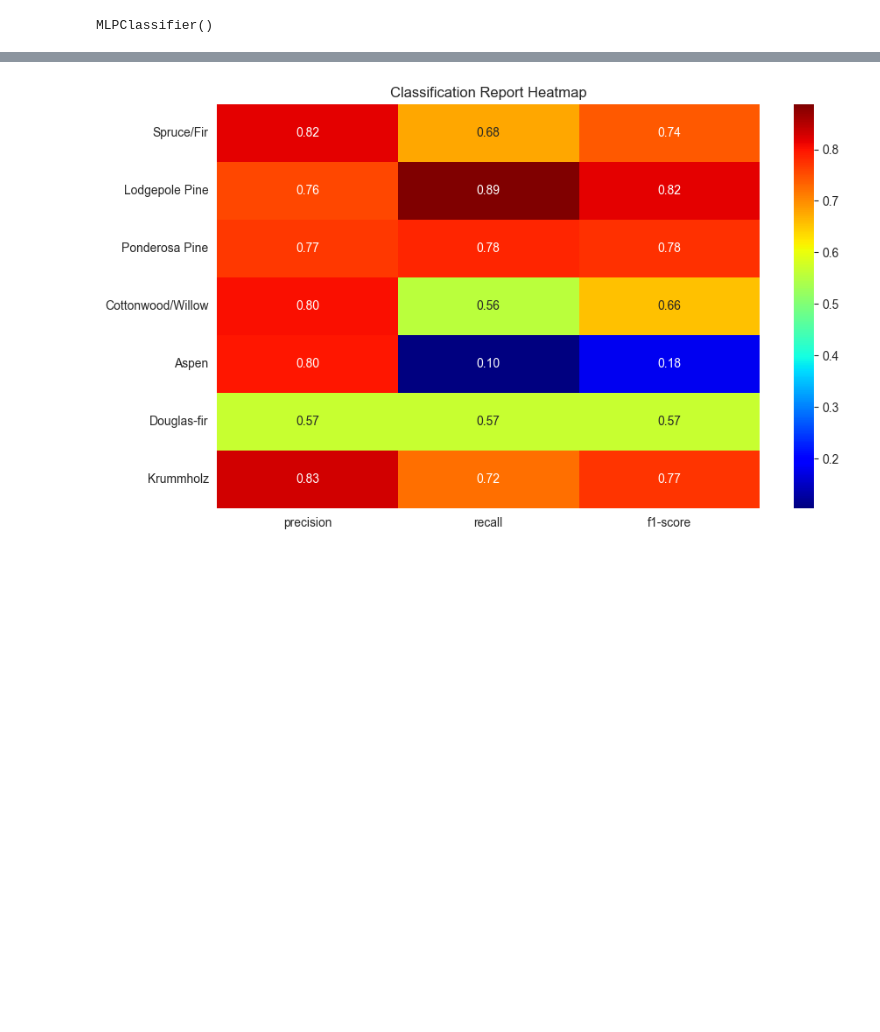
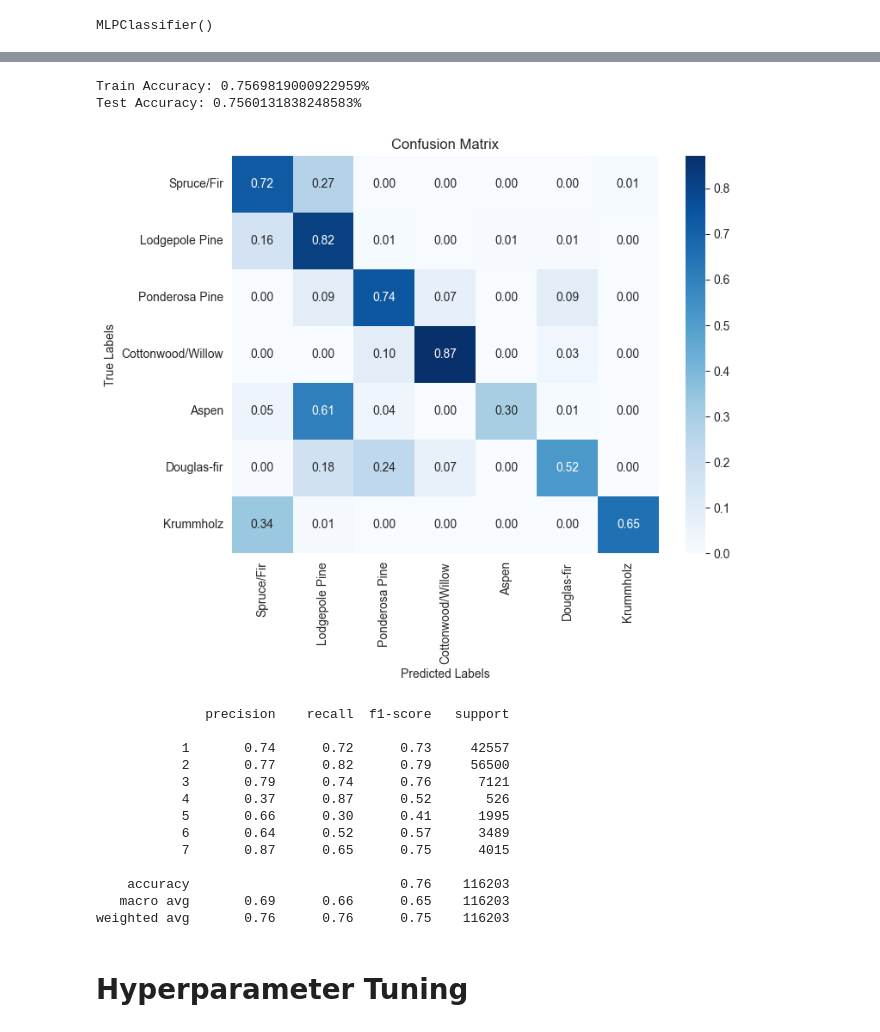
Before and after one commit to tkjonesy/CoverType-MLP, a Jupyter notebook: MLP.ipynb, the cells around one changed output, grey strips where cells are left out. Drawn from its saved outputs; the diff is of its cells as text; code cells hidden in the pictures; blank space fills up the shorter version.

Commit message:
updated structure to support hyperparameters tuning

```diff
--- a/MLP.ipynb
+++ b/MLP.ipynb
@@ -13,7 +15,7 @@ Takes true and predicted values and class names in order and generates a plot
 def plotConfMatrix(yTrue, yPredict, clsNames, confusion):
     # Create heatmap
     plt.figure(figsize=(8, 6))
-    sns.heatmap(confusion, annot=True, cmap='jet', fmt='.2f', xticklabels=clsNames, yticklabels=clsNames)
+    sns.heatmap(confusion, annot=True, cmap='Blues', fmt='.2f', xticklabels=clsNames, yticklabels=clsNames)
 
     # Add labels and title
     plt.xlabel("Predicted Labels")
@@ -21,6 +23,37 @@ def plotConfMatrix(yTrue, yPredict, clsNames, confusion):
     plt.title("Confusion Matrix")
     plt.show()
     return
+
+'''
+Takes training data, test data, trained model, and outputs metrics
+'''
+def getMetrics(model, xTrain, xTest, yTrain, yTest):
+    # Predict on test data
+    predictionTrain = model.predict(xTrain)
+    predictionTest = model.predict(xTest)
+
+    # See metrics
+    trainAcc = metrics.accuracy_score(yTrain, predictionTrain)
+    testAcc = metrics.accuracy_score(yTest, predictionTest)
+    confusion = metrics.confusion_matrix(yTest, predictionTest, normalize='true')
+    print(f'Train Accuracy: {trainAcc}%')
+    print(f'Test Accuracy: {testAcc}%')
+
+    # Generate Confusion Matrix
+    plotConfMatrix(yTest, predictionTest, classNames, confusion)
+
+    # Generate the classification report
+    report = metrics.classification_report(yTest, predictionTest, output_dict=False)
+    print(report)
+    # reportDF = pd.DataFrame(report).transpose()
+    #
+    # # Plot the classification report as a table
+    # plt.figure(figsize=(10, 6))
+    # sns.heatmap(reportDF, annot=True, cmap='coolwarm', fmt=".2f", yticklabels=reportDF.index, cbar=False)
+    # plt.title("Classification Report")
+    # plt.show()
+
+    return trainAcc, testAcc, confusion
 # %%
 # fetch dataset
 covertype = fetch_ucirepo(id=31)
@@ -62,15 +78,22 @@ Test Accuracy: 0.7736719361806493%
-# %%
-# Generate the classification report as a dictionary
-report = metrics.classification_report(yTest, predictionTest, output_dict=True)
-
-reportDF = pd.DataFrame(report).transpose()
-
-reportDF = reportDF.drop(['accuracy', 'macro avg'], errors='ignore')
-
-# Plot the heatmap
-plt.figure(figsize=(10, 6))
-sns.heatmap(reportDF.iloc[:-1, :-1], annot=True, cmap='jet', fmt=".2f", yticklabels=classNames)
-plt.title("Classification Report Heatmap")
-plt.show()
-# %% [output]
-[figure, removed]
+# %%
+# Get Metrics
+trainAcc, testAcc, confusion = getMetrics(mlp, xTrain, xTest, yTrain, yTest)
+# %% [output]
+Train Accuracy: 0.7569819000922959%
+Test Accuracy: 0.7560131838248583%
+[figure, added]
+              precision    recall  f1-score   support
+
+           1       0.74      0.72      0.73     42557
+           2       0.77      0.82      0.79     56500
+           3       0.79      0.74      0.76      7121
+           4       0.37      0.87      0.52       526
+           5       0.66      0.30      0.41      1995
+           6       0.64      0.52      0.57      3489
+           7       0.87      0.65      0.75      4015
+
+    accuracy                           0.76    116203
+   macro avg       0.69      0.66      0.65    116203
+weighted avg       0.76      0.76      0.75    116203
+# %% [markdown]
+# Hyperparameter Tuning
```
Also changed, not shown: parts of 2 cells of this notebook.
